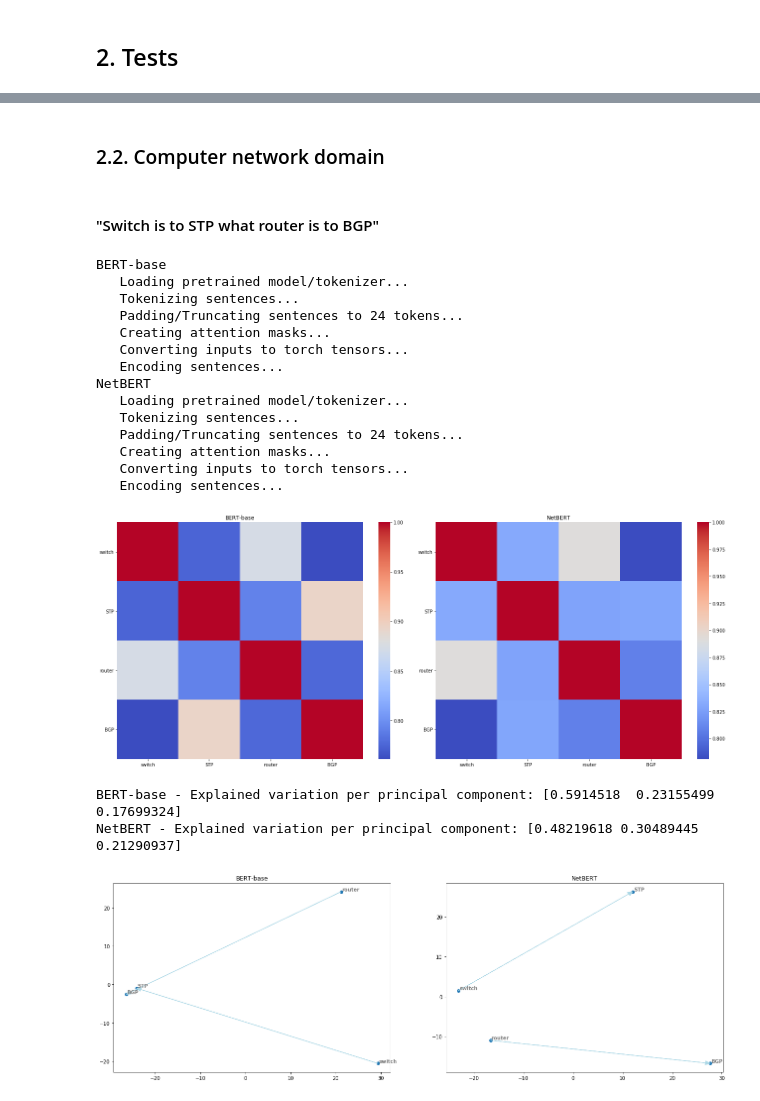
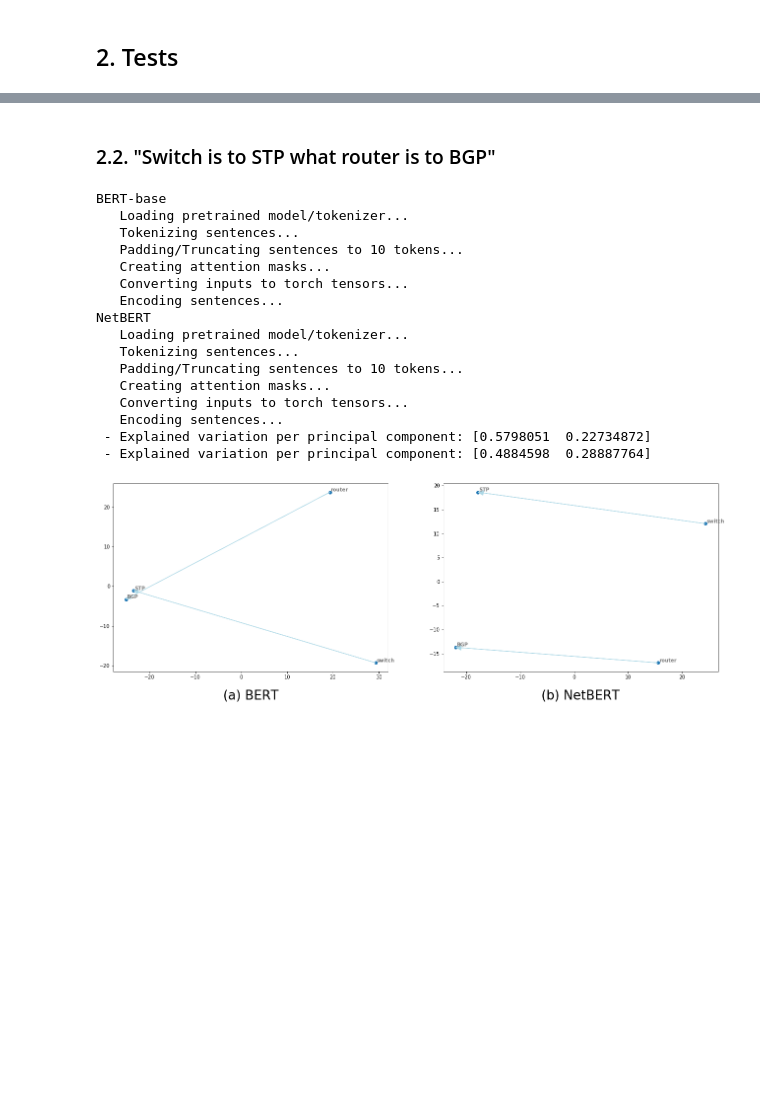
Before and after one commit to ant-louis/netbert, a Jupyter notebook: intrinsic_evaluation/word_analogies.ipynb, the cells around one changed output, grey strips where cells are left out. Drawn from its saved outputs; the diff is of its cells as text; code cells hidden in the pictures; blank space fills up the shorter version.

```diff
--- a/intrinsic_evaluation/word_analogies.ipynb
+++ b/intrinsic_evaluation/word_analogies.ipynb
@@ -261,31 +229,28 @@ NetBERT - Explained variation per principal component: [0.44062078 0.34890294 0.
-# %% [markdown]
-### 2.2. Computer network domain
 # %% [markdown]
-#### "Switch is to STP what router is to BGP"
+### 2.2. "Switch is to STP what router is to BGP"
 # %%
-sentences = ["A switch is a networking hardware that connects devices together to create a computer network.",
-             "STP is a network protocol that builds a loop-free logical topology for Ethernet networks.",
-             "A router is a networking device that connects multiple switches and their respective networks.",
-             "BGP is a standardized routing protocol designed to exchange routing and reachability information among autonomous systems on the Internet."]
+sentences = ["A switch is a networking hardware.",# that connects devices together to create a computer network.",
+             "STP is a network protocol.",# that builds a loop-free logical topology for Ethernet networks.",
+             "A router is a networking device.",# that connects multiple switches and their respective networks.",
+             "BGP is a standardized routing protocol."]# designed to exchange routing and reachability information among autonomous systems on the Internet."]
 words_of_interest = ['switch', 'STP', 'router', 'BGP']
 relationships = [('switch', 'STP'),('router', 'BGP')]
-run(sentences, words_of_interest, relationships)
+run_all(sentences, words_of_interest, relationships)
 # %% [output]
 BERT-base
    Loading pretrained model/tokenizer...
    Tokenizing sentences...
-   Padding/Truncating sentences to 24 tokens...
+   Padding/Truncating sentences to 10 tokens...
    Creating attention masks...
    Converting inputs to torch tensors...
    Encoding sentences...
 NetBERT
    Loading pretrained model/tokenizer...
    Tokenizing sentences...
-   Padding/Truncating sentences to 24 tokens...
+   Padding/Truncating sentences to 10 tokens...
    Creating attention masks...
    Converting inputs to torch tensors...
    Encoding sentences...
+ - Explained variation per principal component: [0.5798051  0.22734872]
+ - Explained variation per principal component: [0.4884598  0.28887764]
-[figure, old version]
+[figure, new version]
-BERT-base - Explained variation per principal component: [0.5914518  0.23155499 0.17699324]
-NetBERT - Explained variation per principal component: [0.48219618 0.30489445 0.21290937]
-[figure, removed]
```
Also changed, not shown: parts of 14 cells of this notebook, 6 other files.
